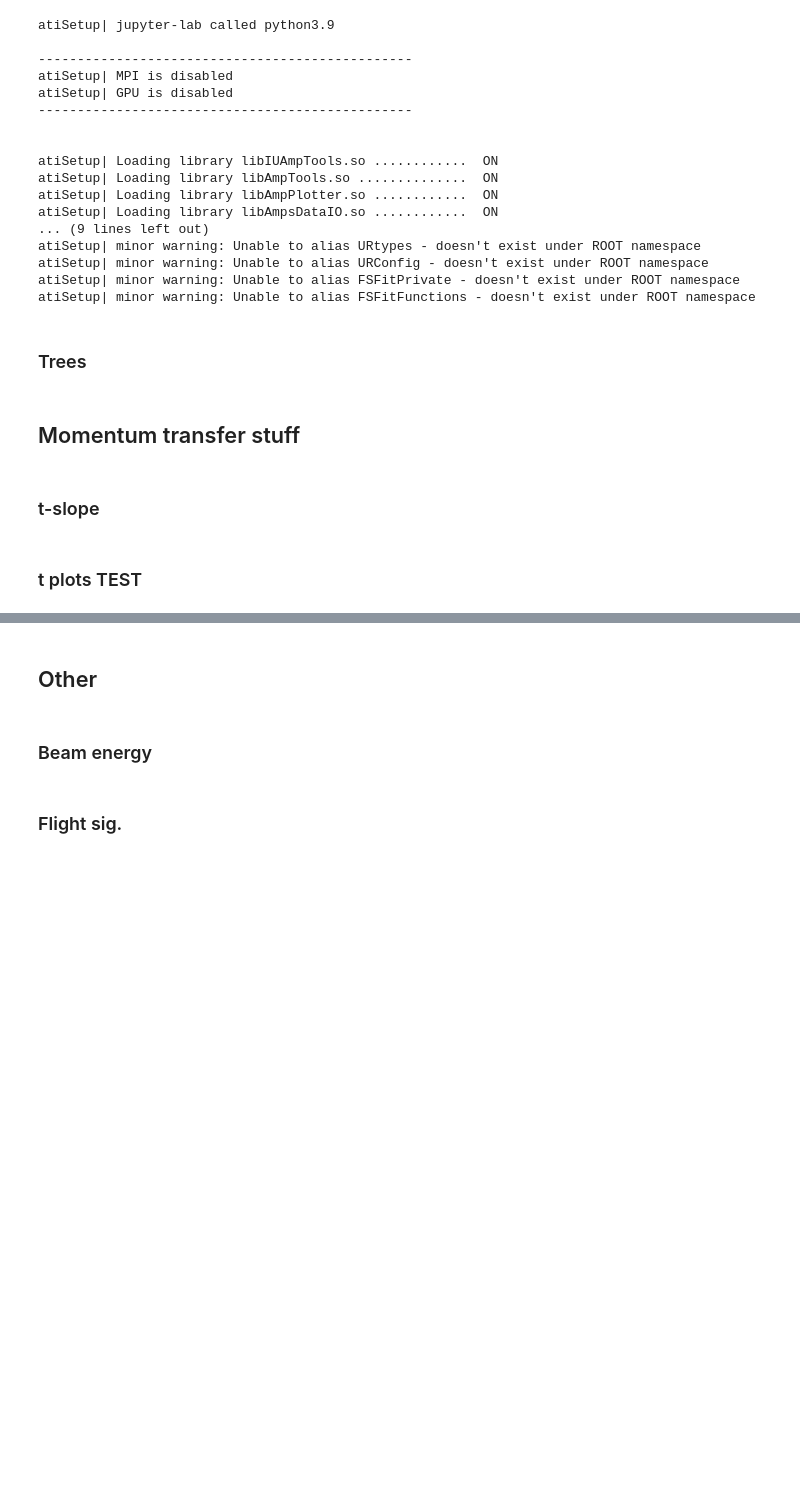
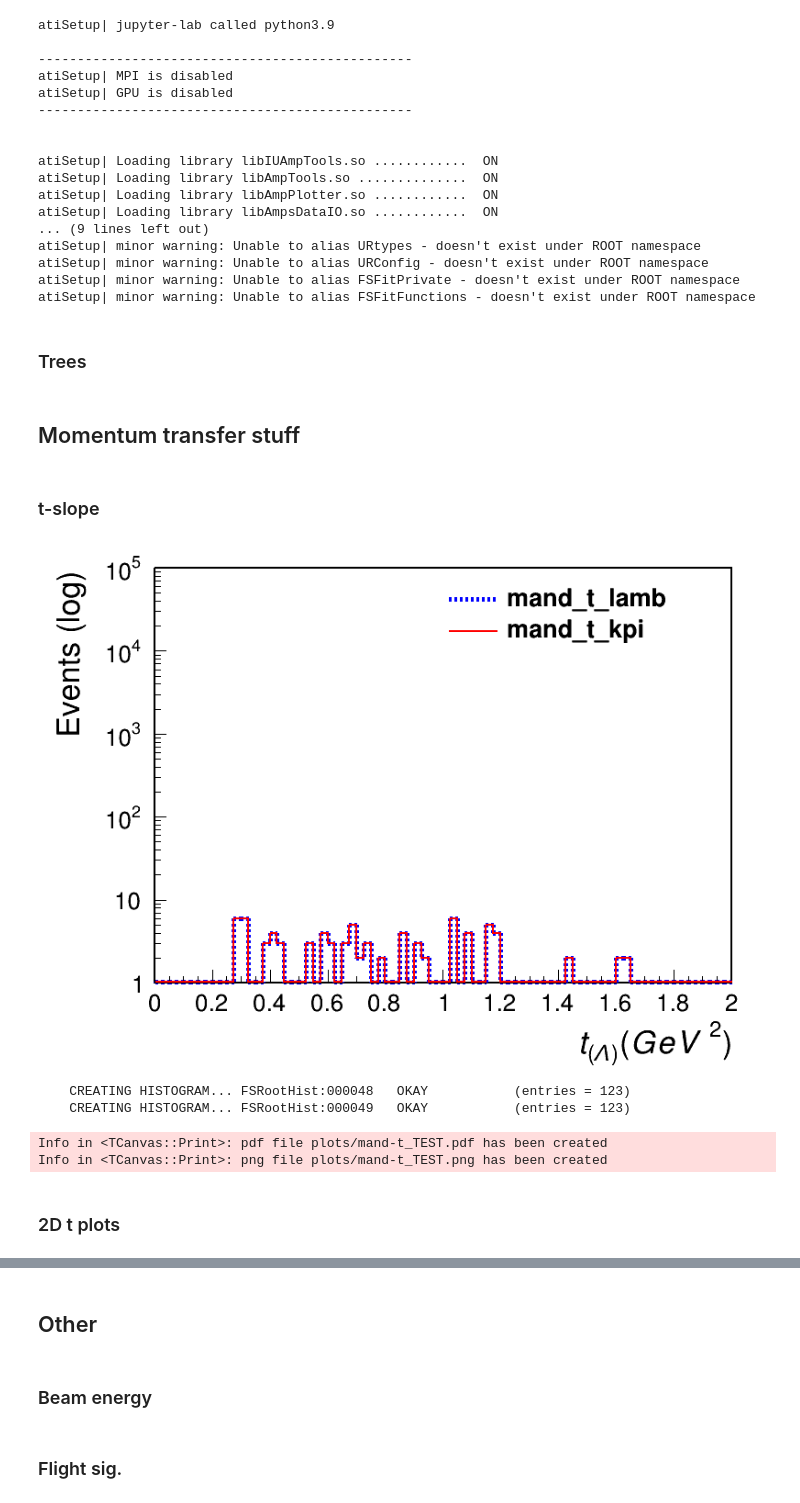
Before and after one commit to dancbart/gluex, a Jupyter notebook: KShortPipLambda/pipkslamb_analysis.ipynb, the cells around one changed output, grey strips where cells are left out. Saved outputs shown, nothing was run; the diff lists cells and outputs as text; code cells hidden in the pictures; blank space fills up the shorter version.

```diff
--- a/KShortPipLambda/pipkslamb_analysis.ipynb
+++ b/KShortPipLambda/pipkslamb_analysis.ipynb
@@ -42,14 +42,28 @@ NegOne = "-1.*"
 ################################ MANDELSTAM t VARIABLES ################################
 
 ####### 1D t variables #######
-mand_t = f"{NegOne}MASS2(GLUEXTARGET,-{DecayingLambda})" # The normal one (lower vertex)
-mand_t_k = f"{NegOne}MASS2(GLUEXBEAM,-{DecayingKShort})" # B (instead of 'GLUEXBEAM')
+mand_t = f"{NegOne}MASS2(GLUEXTARGET,-{DecayingLambda})"
+mand_t_k = f"{NegOne}MASS2(GLUEXBEAM,-{DecayingKShort})"
 mand_t_pi = f"{NegOne}MASS2(GLUEXBEAM,-{PiPlus1})"
-mand_t_kpi = f"{NegOne}MASS2(GLUEXBEAM,-{DecayingKShort}-{PiPlus1})"
+mand_t_kpi = f"{NegOne}MASS2(GLUEXBEAM,-{DecayingKShort},-{PiPlus1})"
+
+def mand_t0(I, J):
+    return f"MASS2({I},{J}) - 2*(ENERGY({I})*ENERGY({J}) - MOMENTUM({I})*MOMENTUM({J}))"
+
+mand_tPrime_kpi = f"{mand_t_kpi} - ({mand_t0(DecayingKShort, PiPlus1)})"
+# mand_tPrime =
+# mand_tPrime_k =
+# mand_tPrime_pi =
 
 ####### 2D t variables #######
 mand_t_kVSkpi = f"{mand_t_k}:{mand_t_kpi}"
 mand_t_piVSkpi = f"{mand_t_pi}:{mand_t_kpi}"
+
+mand_t0_kVSkpi = f"{mand_t_k}:{mand_t_kpi}"
+mand_t0_piVSkpi = f"{mand_t_pi}:{mand_t_kpi}"
+
+mand_tPrime_kVSkpi = f"{mand_t_k}:{mand_t_kpi}"
+mand_tPrime_piVSkpi = f"{mand_t_pi}:{mand_t_kpi}"
 
 ########################################################################################
 
@@ -162,51 +176,69 @@ axisLabel = '-(p_{p} - p_{\Lambda})^{2} [GeV^{2}]'
 
 # INDICES ASSIGNED BY 'flatten':
 # 1. DecayingLambda (0)   1a. Proton (1)   1b. PiMinus2 (2)
 # 2. DecayingKShort (3)   2a. PiPlus2 (4)   2b. PiMinus1 (5)
 # 3. PiPlus1 (6)
 
 def plot_hist():
 
     gluex_style()
     canvas = ROOT.TCanvas('c', 'c', 800, 600)
 
-    # h1 = ROOT.FSHistogram.getTH1F(fileName, treeName, f"{NegOne}MASS2(GLUEXTARGET,-{DecayingLambda})", "(80, 0.0, 2.0)", "CUT(chi2DOF,unusedE,unusedTracks,coherentPeak,flightSigLambda,flightSigKShort)")
-    h1 = ROOT.FSHistogram.getTH1F(fileName, treeName, mand_t, "(80, 0.0, 2.0)", "CUT(chi2DOF,unusedE,unusedTracks,coherentPeak,flightSigLambda,flightSigKShort,constrainKShort,constrainLambda,constrainKSTAR892)")
+    # mand_t_kpi = f"{NegOne}MASS2(GLUEXBEAM,-{DecayingKShort}-{PiPlus1})"
 
+    h1 = ROOT.FSHistogram.getTH1F(fileName, treeName, mand_t, "(80, 0.0, 2.0)", "CUT(chi2DOF,unusedE,unusedTracks,coherentPeak,flightSigLambda,flightSigKShort)")
     h1.SetTitle(plotTitle)
     h1.SetStats(False)
+    h1.SetLineStyle(2)
+    h1.SetLineWidth(5)
     h1.SetLineColor(ROOT.kBlue)
-    h1.GetXaxis().SetTitle(axisLabel)
+    h1.GetXaxis().SetTitle('t_{(\Lambda)} (GeV^{2})')
     h1.GetYaxis().SetTitle('Events (log)')
     h1.GetYaxis().SetRangeUser(1.,10E+04)
-    h1.Draw()
+    h1.Draw('hist')
 
-    exp = ROOT.TF1("exp","expo(3)",0.0,2.0) # functionLabel, function, x_min, x_max
-    # exp.SetParName(3, "exp_offset")
-    # exp.SetParName(4, "exp_decay")
-    exp.SetParameter(3, 4.42)
-    exp.SetParameter(4, -1.30)
-    exp.SetLineColor(ROOT.kRed)
-    exp.SetLineWidth(2)
-    exp.SetLineStyle(2)
-    exp.Draw('same')
+    h2 = ROOT.FSHistogram.getTH1F(fileName, treeName, mand_t_kpi, "(80, 0.0, 2.0)", "CUT(chi2DOF,unusedE,unusedTracks,coherentPeak,flightSigLambda,flightSigKShort)")
+    h2.SetTitle(plotTitle)
+    h2.SetStats(False)
+    h2.SetLineColor(ROOT.kRed)
+    h2.GetXaxis().SetTitle('t_{(K_{s} \pi^{+})} (GeV^{2})')
+    h2.GetYaxis().SetTitle('Events (log)')
+    h2.GetYaxis().SetRangeUser(1.,10E+04)
+    h2.Draw('same, hist')
+
+    # exp = ROOT.TF1("exp","expo(3)",0.0,2.0) # functionLabel, function, x_min, x_max
+    # # exp.SetParName(3, "exp_offset")
+    # # exp.SetParName(4, "exp_decay")
+    # exp.SetParameter(3, 4.42)
+    # exp.SetParameter(4, -1.30)
+    # exp.SetLineColor(ROOT.kRed)
+    # exp.SetLineWidth(2)
+    # exp.SetLineStyle(2)
+    # exp.Draw('same')
 
     legend1 = ROOT.TLegend(0.55, 0.80, 0.92, 0.92) # x_left, y_bottom, x_right, y_top
-    legend1.AddEntry(h1,'mand_t (all cuts)', 'l')
-    legend1.AddEntry(exp,'Plot: exp^{#alpha #times t} (not a fit)', 'l')
+    legend1.AddEntry(h1,'mand_t_lamb', 'l')
+    legend1.AddEntry(h2,'mand_t_kpi', 'l')
+    # legend1.AddEntry(exp,'Plot: exp^{#alpha #times t} (not a fit)', 'l')
     legend1.Draw('same')
 
-    img_path = 'plots/mand-t_allCuts+KStarConstraint'
+    img_path = 'plots/mand-t_TEST'
     canvas.SetLogy()
     canvas.SaveAs(img_path + '.pdf')
     canvas.SaveAs(img_path + '.png')
     canvas.Close()
     display(Image(filename=img_path + '.png'))
-    # print value for parameter [3] of exp function:
-    print(exp.GetParameter(3))
-    print(exp.GetParameter(4))
+    # # print value for parameter [3] of exp function:
+    # print(exp.GetParameter(3))
+    # print(exp.GetParameter(4))
     os.remove(img_path + '.png')
 
 plot_hist()
+# %% [output]
+[figure, added]
+    CREATING HISTOGRAM... FSRootHist:000048   OKAY           (entries = 123)
+    CREATING HISTOGRAM... FSRootHist:000049   OKAY           (entries = 123)
+Info in <TCanvas::Print>: pdf file plots/mand-t_TEST.pdf has been created
+Info in <TCanvas::Print>: png file plots/mand-t_TEST.png has been created
 # %% [markdown]
-### t plots TEST
+### 2D t plots
```
Also changed, not shown: parts of 13 cells of this notebook.
